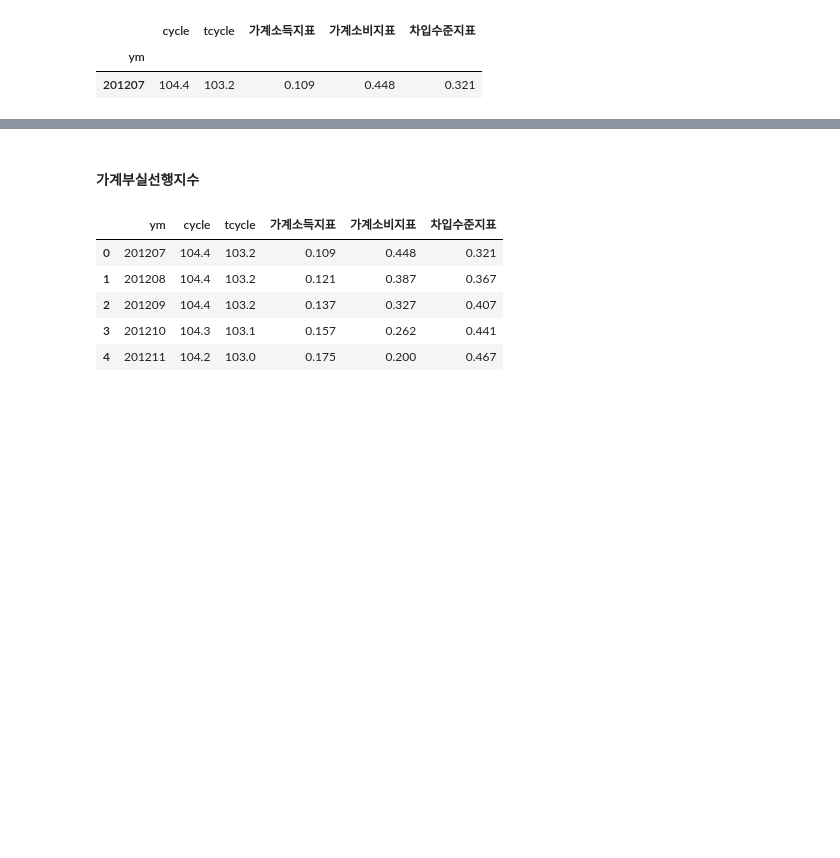
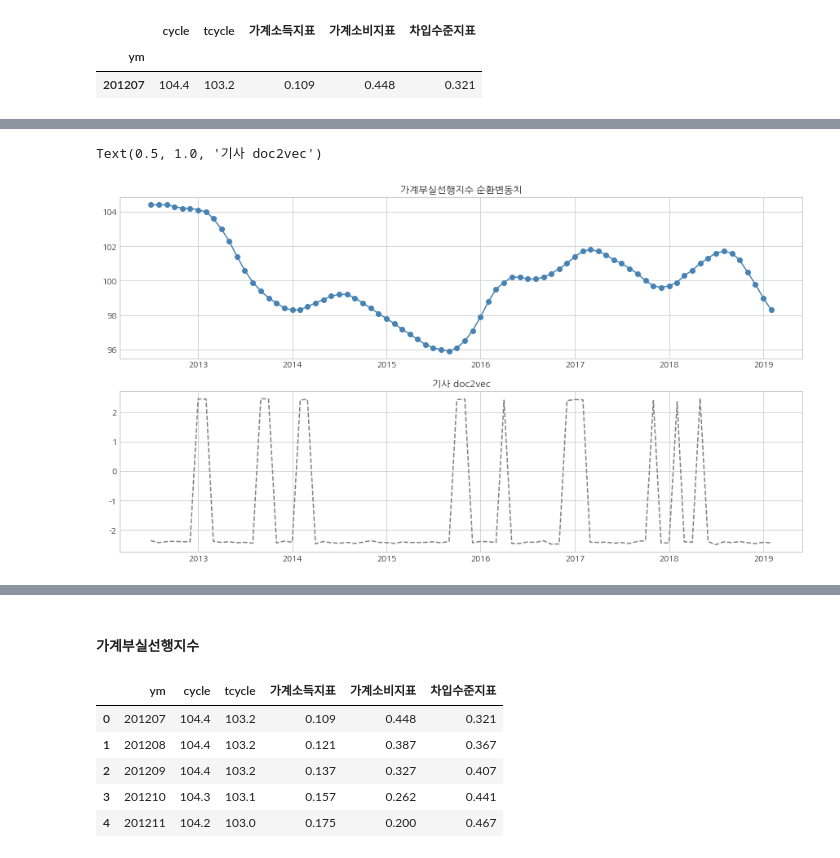
Before and after one commit to jeonghyunwoo/pub_data, a Jupyter notebook: social_doc2vec.ipynb, the cells around one changed output, grey strips where cells are left out. Saved outputs shown, nothing was run; the diff lists cells and outputs as text; code cells hidden in the pictures; blank space fills up the shorter version.

```diff
--- a/social_doc2vec.ipynb
+++ b/social_doc2vec.ipynb
@@ -328,0 +335,6 @@ ndf_txt_vec1.to_pickle('data/ndf_txt_vec1.pkl')
+# %%
+plt.style.use('seaborn-whitegrid')
+# %%
+x = ndf_txt_vec1.reset_index()
+x['date'] = pd.to_datetime(x.ym, format='%Y%m')
+x.dropna(inplace=True)
@@ -328,0 +347,11 @@ ndf_txt_vec1.to_pickle('data/ndf_txt_vec1.pkl')
+# %%
+plt.rcParams['font.family'] = 'NanumGothic'
+plt.rcParams['axes.unicode_minus'] = False
+fig, ax = plt.subplots(2,1,figsize=(15,8))
+ax[0].plot_date('date','cycle',fmt='-o',data=x,color='steelblue')
+ax[0].set_title('가계부실선행지수 순환변동치')
+ax[1].plot_date('date','dx1',fmt='--',data=x,color='grey')
+ax[1].set_title('기사 doc2vec')
+# %% [output]
+Text(0.5, 1.0, '기사 doc2vec')
+[figure, added]
```
Also changed, not shown: parts of 9 cells of this notebook.
